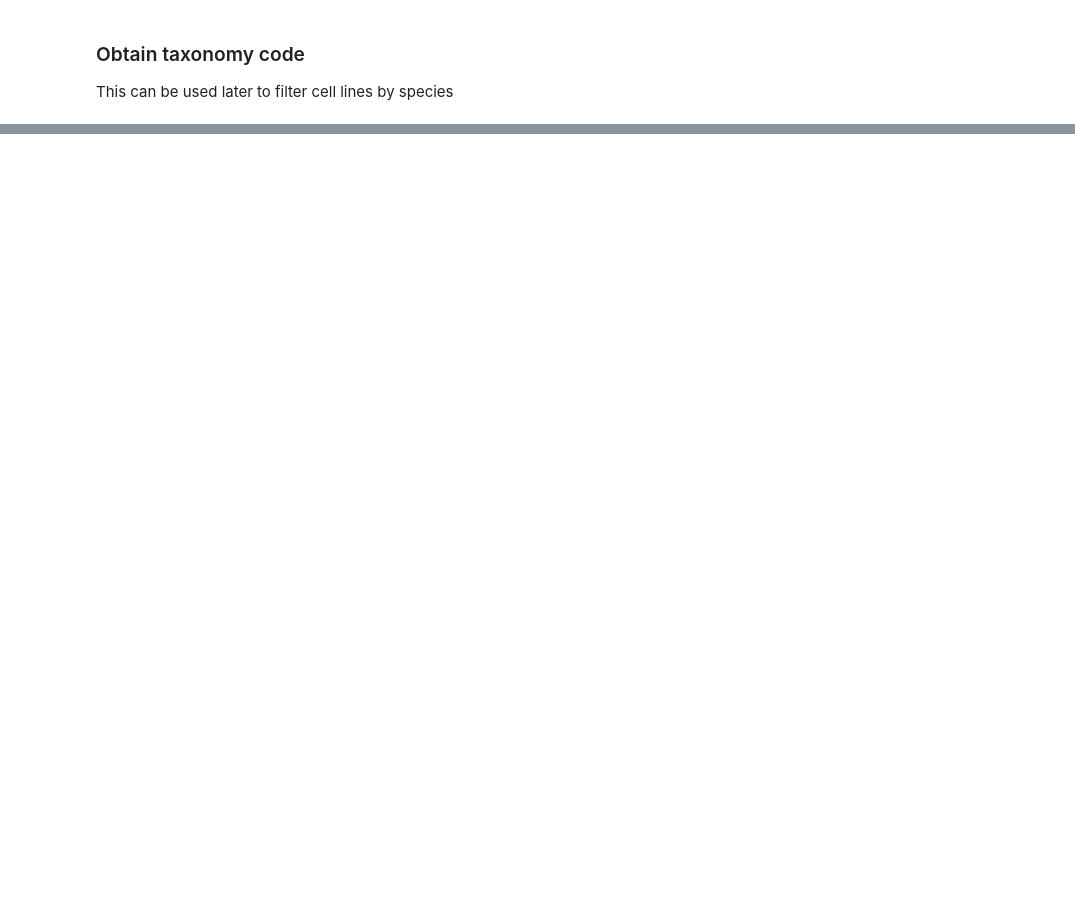
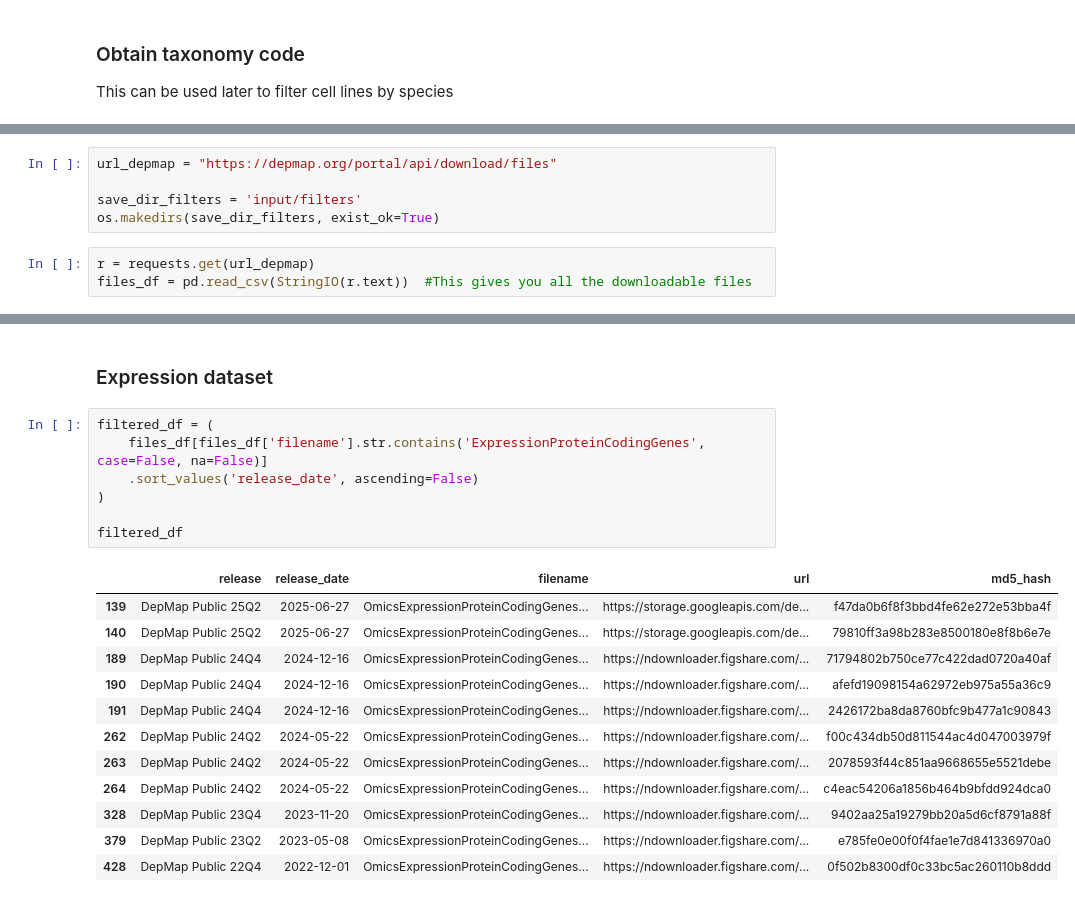
Before and after one commit to junqilu/Preludio, a Jupyter notebook: test_create_jaspar_filters.ipynb, the cells around one changed output, grey strips where cells are left out. Cells and saved outputs as stored; diff of their text form; blank space fills up the shorter version.

Commit message:
organized the notebook for create jaspar filters

```diff
--- a/test_create_jaspar_filters.ipynb
+++ b/test_create_jaspar_filters.ipynb
@@ -275,0 +169,8 @@ cell_line_df.to_csv(f'input/filters/cell_lines_{cell_line_search_term}.csv', ind
+# %%
+url_depmap = "https://depmap.org/portal/api/download/files"
+
+save_dir_filters = 'input/filters'
+os.makedirs(save_dir_filters, exist_ok=True)
+# %%
+r = requests.get(url_depmap)
+files_df = pd.read_csv(StringIO(r.text))  #This gives you all the downloadable files
@@ -275,0 +208,22 @@ cell_line_df.to_csv(f'input/filters/cell_lines_{cell_line_search_term}.csv', ind
+# %% [markdown]
+### Expression dataset
+# %%
+filtered_df = (
+    files_df[files_df['filename'].str.contains('ExpressionProteinCodingGenes', case=False, na=False)]
+    .sort_values('release_date', ascending=False)
+)
+
+filtered_df
+# %% [output]
+|  | release | release_date | filename | url | md5_hash |
+| 139 | DepMap Public 25Q2 | 2025-06-27 | OmicsExpressionProteinCodingGenes... | https://storage.googleapis.com/de... | f47da0b6f8f3bbd4fe62e272e53bba4f |
+| 140 | DepMap Public 25Q2 | 2025-06-27 | OmicsExpressionProteinCodingGenes... | https://storage.googleapis.com/de... | 79810ff3a98b283e8500180e8f8b6e7e |
+| 189 | DepMap Public 24Q4 | 2024-12-16 | OmicsExpressionProteinCodingGenes... | https://ndownloader.figshare.com/... | 71794802b750ce77c422dad0720a40af |
+| 190 | DepMap Public 24Q4 | 2024-12-16 | OmicsExpressionProteinCodingGenes... | https://ndownloader.figshare.com/... | afefd19098154a62972eb975a55a36c9 |
+| 191 | DepMap Public 24Q4 | 2024-12-16 | OmicsExpressionProteinCodingGenes... | https://ndownloader.figshare.com/... | 2426172ba8da8760bfc9b477a1c90843 |
+| 262 | DepMap Public 24Q2 | 2024-05-22 | OmicsExpressionProteinCodingGenes... | https://ndownloader.figshare.com/... | f00c434db50d811544ac4d047003979f |
+| 263 | DepMap Public 24Q2 | 2024-05-22 | OmicsExpressionProteinCodingGenes... | https://ndownloader.figshare.com/... | 2078593f44c851aa9668655e5521debe |
+| 264 | DepMap Public 24Q2 | 2024-05-22 | OmicsExpressionProteinCodingGenes... | https://ndownloader.figshare.com/... | c4eac54206a1856b464b9bfdd924dca0 |
+| 328 | DepMap Public 23Q4 | 2023-11-20 | OmicsExpressionProteinCodingGenes... | https://ndownloader.figshare.com/... | 9402aa25a19279bb20a5d6cf8791a88f |
+| 379 | DepMap Public 23Q2 | 2023-05-08 | OmicsExpressionProteinCodingGenes... | https://ndownloader.figshare.com/... | e785fe0e00f0f4fae1e7d841336970a0 |
+| 428 | DepMap Public 22Q4 | 2022-12-01 | OmicsExpressionProteinCodingGenes... | https://ndownloader.figshare.com/... | 0f502b8300df0c33bc5ac260110b8ddd |
```
Also changed, not shown: parts of 71 cells of this notebook, 17 other files.
